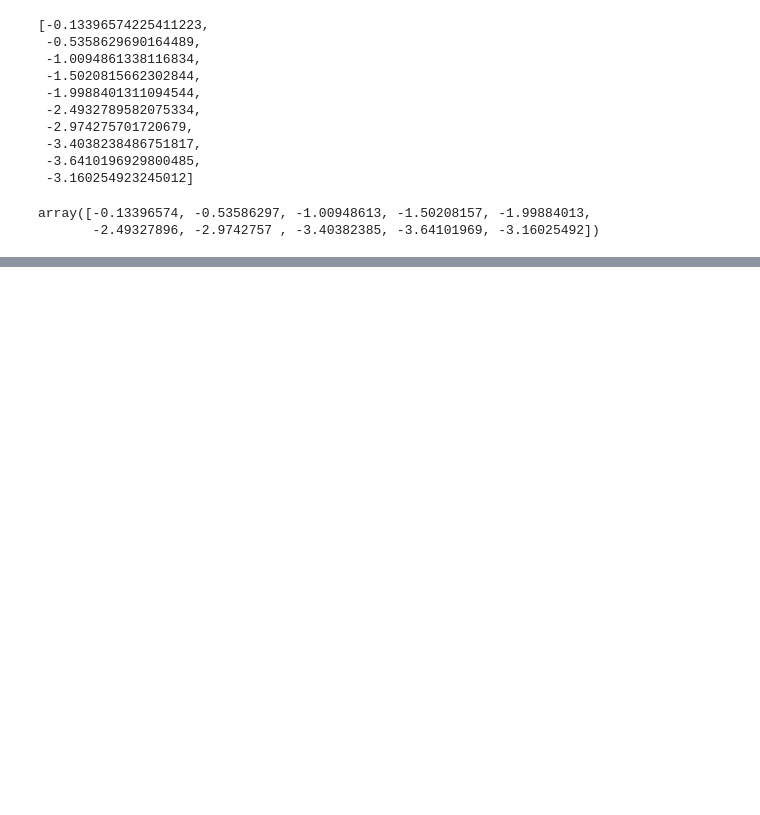
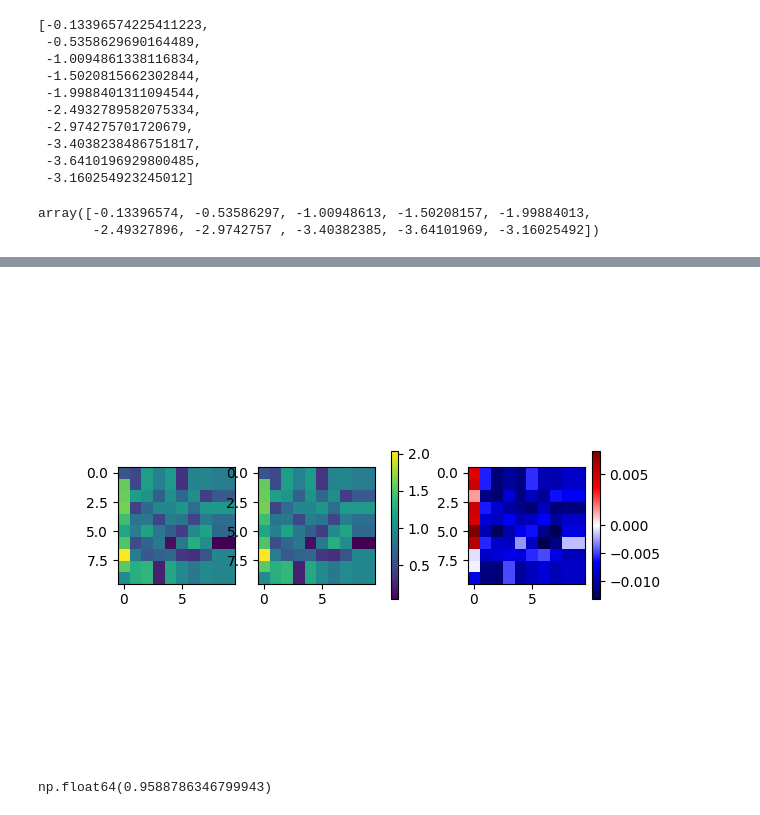
Before and after one commit to kz2wd/CFD-Solver, a Jupyter notebook: C/tridiag_test.ipynb, the cells around one changed output, grey strips where cells are left out. Drawn from its saved outputs; the diff is of its cells as text; code cells hidden in the pictures; blank space fills up the shorter version.

```diff
--- a/C/tridiag_test.ipynb
+++ b/C/tridiag_test.ipynb
@@ -98,0 +151,33 @@ array([[0.0810457 , 0.50020465, 0.43332264, 0.31746073, 0.43283024,
+# %%
+%matplotlib widget
+
+
+from matplotlib import pyplot as plt
+from matplotlib.colors import Normalize, TwoSlopeNorm
+import numpy as np
+
+# same scale for first two
+vmin = min(nsolve_X.min(), nout.min())
+vmax = max(nsolve_X.max(), nout.max())
+norm_main = Normalize(vmin=vmin, vmax=vmax)
+
+# centered scale for difference
+diff = nsolve_X - nout
+norm_diff = TwoSlopeNorm(vmin=diff.min(), vcenter=0.0, vmax=diff.max())
+
+fig, axs = plt.subplots(1, 3)
+
+axs[0].imshow(nsolve_X, norm=norm_main, cmap="viridis")
+axs[1].imshow(nout,     norm=norm_main, cmap="viridis")
+im2 = axs[2].imshow(diff, norm=norm_diff, cmap="seismic")
+
+fig.colorbar(axs[1].images[0], ax=axs[:2], shrink=0.4)
+fig.colorbar(im2, ax=axs[2], shrink=0.4)
+plt.show()
+# %% [output]
+[figure, added]
+# %%
+err_pct = 100 * np.linalg.norm(out - solve_X) / np.linalg.norm(solve_X)
+err_pct
+# %% [output]
+np.float64(0.9588786346799943)
```
Also changed, not shown: parts of 9 cells of this notebook, 6 other files.
